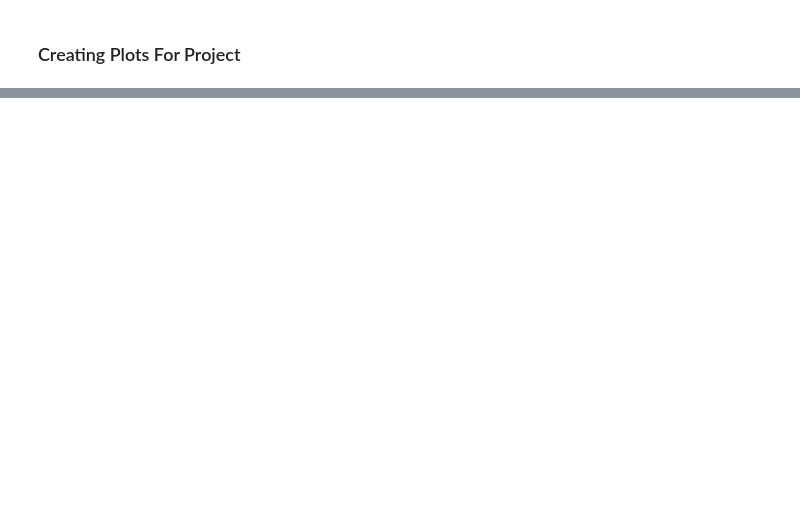
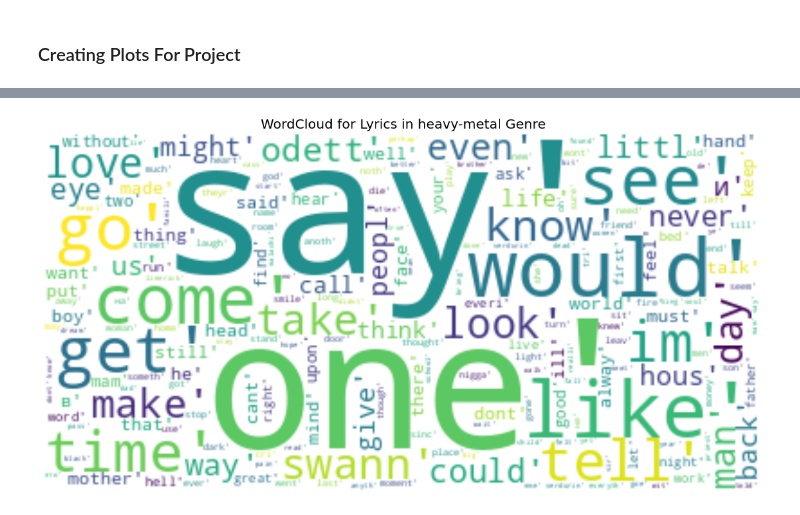
Before and after one commit to Cardoni15/694_spotify, a Jupyter notebook: visualization_tools/plots_for_report.ipynb, the cells around one changed output, grey strips where cells are left out. Cells and saved outputs as stored; diff of their text form; code cells hidden in the pictures; blank space fills up the shorter version.

```diff
--- a/visualization_tools/plots_for_report.ipynb
+++ b/visualization_tools/plots_for_report.ipynb
@@ -108,3 +84,7 @@ KeyError: 'X'
+# %%
+create_word_plots('heavy-metal')
+# %% [output]
+[figure, added]
 # %% [markdown]
 <a style='text-decoration:none;line-height:16px;display:flex;color:#5B5B62;padding:10px;justify-content:end;' href='https://deepnote.com?utm_source=created-in-deepnote-cell&projectId=659c715d-e2b5-478e-9116-4d32a5174810' target="_blank">
 <img alt='Created in deepnote.com' style='display:inline;max-height:16px;margin:0px;margin-right:7.5px;' src='embedded-picture-1' > </img>
```
Also changed, not shown: parts of 11 cells of this notebook.
